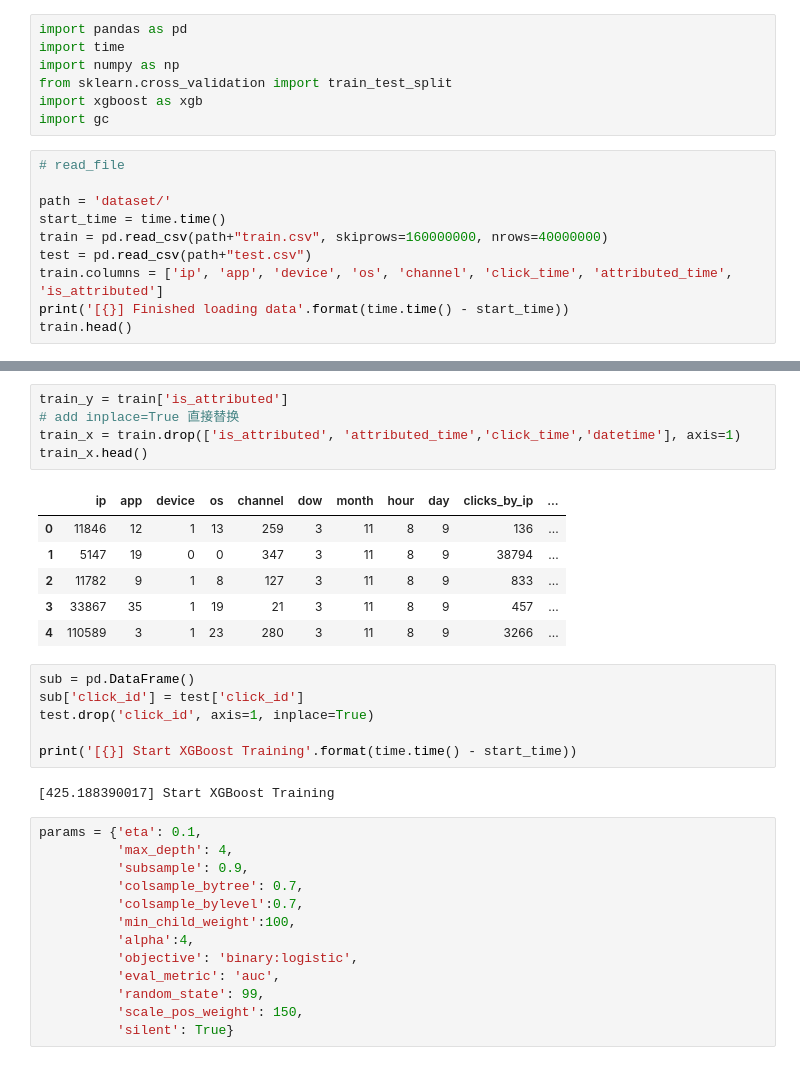
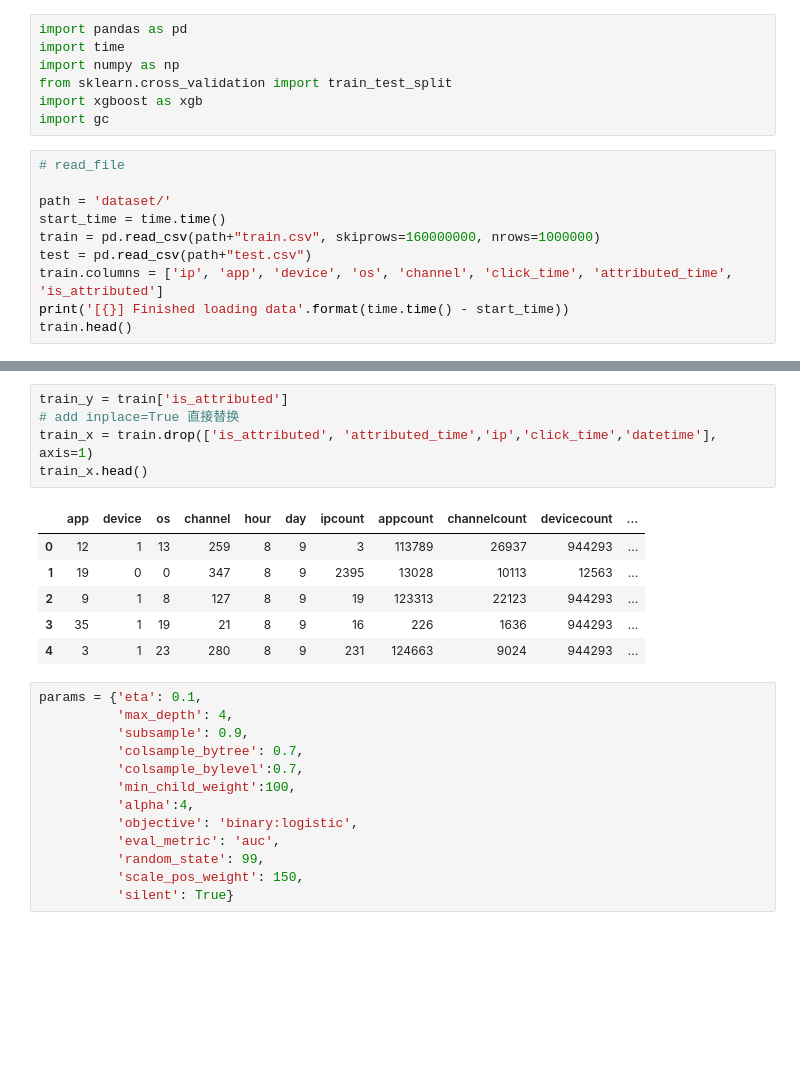
Before and after one commit to Easoncer/kaggle_AdTrackingFraudDetection, a Jupyter notebook: xgboost_v2_feature.ipynb, the cells around one changed output, grey strips where cells are left out. Cells and saved outputs as stored; diff of their text form; blank space fills up the shorter version.

```diff
--- a/xgboost_v2_feature.ipynb
+++ b/xgboost_v2_feature.ipynb
@@ -10,7 +10,7 @@ import gc
 
 path = 'dataset/'
 start_time = time.time()
-train = pd.read_csv(path+"train.csv", skiprows=160000000, nrows=40000000)
+train = pd.read_csv(path+"train.csv", skiprows=160000000, nrows=1000000)
 test = pd.read_csv(path+"test.csv")
 train.columns = ['ip', 'app', 'device', 'os', 'channel', 'click_time', 'attributed_time', 'is_attributed']
 print('[{}] Finished loading data'.format(time.time() - start_time))
@@ -159,23 +240,15 @@ grouping by : ip_app_chl_mean_hour
 # %%
 train_y = train['is_attributed']
 # add inplace=True 直接替换
-train_x = train.drop(['is_attributed', 'attributed_time','click_time','datetime'], axis=1)
+train_x = train.drop(['is_attributed', 'attributed_time','ip','click_time','datetime'], axis=1)
 train_x.head()
 # %% [output]
-|  | ip | app | device | os | channel | dow | month | hour | day | clicks_by_ip | ... |
-| 0 | 11846 | 12 | 1 | 13 | 259 | 3 | 11 | 8 | 9 | 136 | ... |
-| 1 | 5147 | 19 | 0 | 0 | 347 | 3 | 11 | 8 | 9 | 38794 | ... |
-| 2 | 11782 | 9 | 1 | 8 | 127 | 3 | 11 | 8 | 9 | 833 | ... |
-| 3 | 33867 | 35 | 1 | 19 | 21 | 3 | 11 | 8 | 9 | 457 | ... |
-| 4 | 110589 | 3 | 1 | 23 | 280 | 3 | 11 | 8 | 9 | 3266 | ... |
+|  | app | device | os | channel | hour | day | ipcount | appcount | channelcount | devicecount | ... |
+| 0 | 12 | 1 | 13 | 259 | 8 | 9 | 3 | 113789 | 26937 | 944293 | ... |
+| 1 | 19 | 0 | 0 | 347 | 8 | 9 | 2395 | 13028 | 10113 | 12563 | ... |
+| 2 | 9 | 1 | 8 | 127 | 8 | 9 | 19 | 123313 | 22123 | 944293 | ... |
+| 3 | 35 | 1 | 19 | 21 | 8 | 9 | 16 | 226 | 1636 | 944293 | ... |
+| 4 | 3 | 1 | 23 | 280 | 8 | 9 | 231 | 124663 | 9024 | 944293 | ... |
-# %%
-sub = pd.DataFrame()
-sub['click_id'] = test['click_id']
-test.drop('click_id', axis=1, inplace=True)
-
-print('[{}] Start XGBoost Training'.format(time.time() - start_time))
-# %% [output]
-[425.188390017] Start XGBoost Training
 # %%
 params = {'eta': 0.1,
           'max_depth': 4,
```
Also changed, not shown: parts of 8 cells of this notebook.
